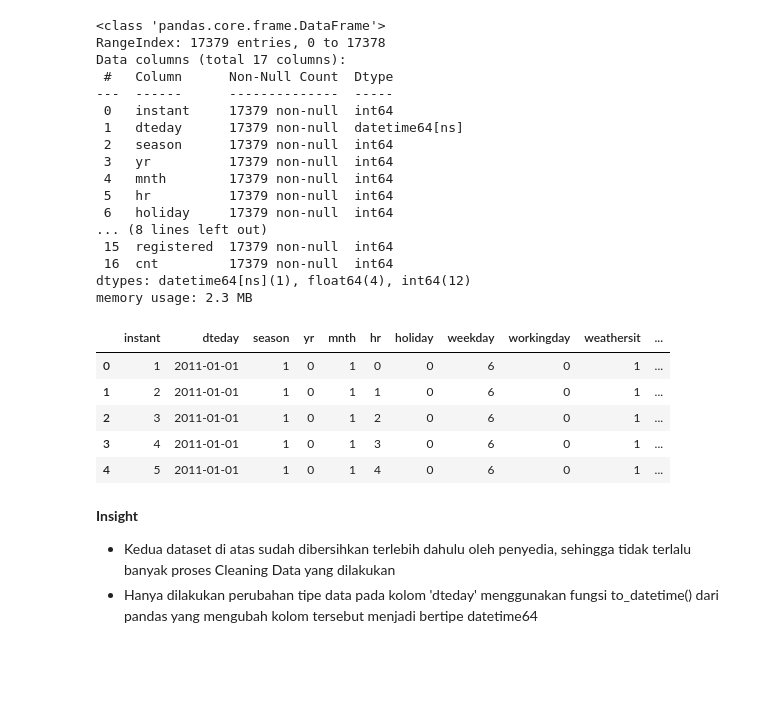
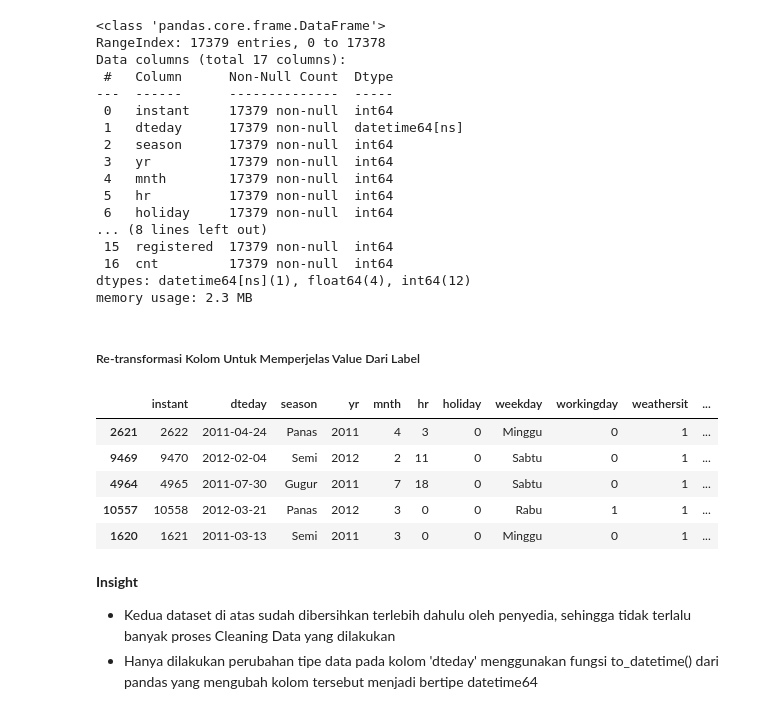
Before and after one commit to rahmat-ama/proyek-analisis-data, a Jupyter notebook: bike_sharing_data_analysis.ipynb, the cells around one changed output. Saved outputs shown, nothing was run; the diff lists cells and outputs as text; code cells hidden in the pictures; blank space fills up the shorter version.

```diff
--- a/bike_sharing_data_analysis.ipynb
+++ b/bike_sharing_data_analysis.ipynb
@@ -361,15 +377,26 @@ Data columns (total 17 columns):
  16  cnt         17379 non-null  int64
 dtypes: datetime64[ns](1), float64(4), int64(12)
 memory usage: 2.3 MB
-# %%
-hour_df.head()
-# %% [output]
-|  | instant | dteday | season | yr | mnth | hr | holiday | weekday | workingday | weathersit | ... |
-| 0 | 1 | 2011-01-01 | 1 | 0 | 1 | 0 | 0 | 6 | 0 | 1 | ... |
-| 1 | 2 | 2011-01-01 | 1 | 0 | 1 | 1 | 0 | 6 | 0 | 1 | ... |
-| 2 | 3 | 2011-01-01 | 1 | 0 | 1 | 2 | 0 | 6 | 0 | 1 | ... |
-| 3 | 4 | 2011-01-01 | 1 | 0 | 1 | 3 | 0 | 6 | 0 | 1 | ... |
-| 4 | 5 | 2011-01-01 | 1 | 0 | 1 | 4 | 0 | 6 | 0 | 1 | ... |
+# %% [markdown]
+##### Re-transformasi Kolom Untuk Memperjelas Value Dari Label
+# %%
+# Label/Kolom Season
+hour_df['season'] = hour_df.season.map(season_mapping)
+# %%
+# Label/Kolom Yr
+hour_df['yr'] = hour_df.yr.map(yr_mapping)
+# %%
+# Label/Kolom Weekday
+hour_df['weekday'] = hour_df.weekday.map(weekday_mapping)
+# %%
+hour_df.sample(5)
+# %% [output]
+|  | instant | dteday | season | yr | mnth | hr | holiday | weekday | workingday | weathersit | ... |
+| 2621 | 2622 | 2011-04-24 | Panas | 2011 | 4 | 3 | 0 | Minggu | 0 | 1 | ... |
+| 9469 | 9470 | 2012-02-04 | Semi | 2012 | 2 | 11 | 0 | Sabtu | 0 | 1 | ... |
+| 4964 | 4965 | 2011-07-30 | Gugur | 2011 | 7 | 18 | 0 | Sabtu | 0 | 1 | ... |
+| 10557 | 10558 | 2012-03-21 | Panas | 2012 | 3 | 0 | 0 | Rabu | 1 | 1 | ... |
+| 1620 | 1621 | 2011-03-13 | Semi | 2011 | 3 | 0 | 0 | Minggu | 0 | 1 | ... |
 # %% [markdown]
 **Insight**
 - Kedua dataset di atas sudah dibersihkan terlebih dahulu oleh penyedia, sehingga tidak terlalu banyak proses Cleaning Data yang dilakukan
```
Also changed, not shown: parts of 18 cells of this notebook, 1 other file.
